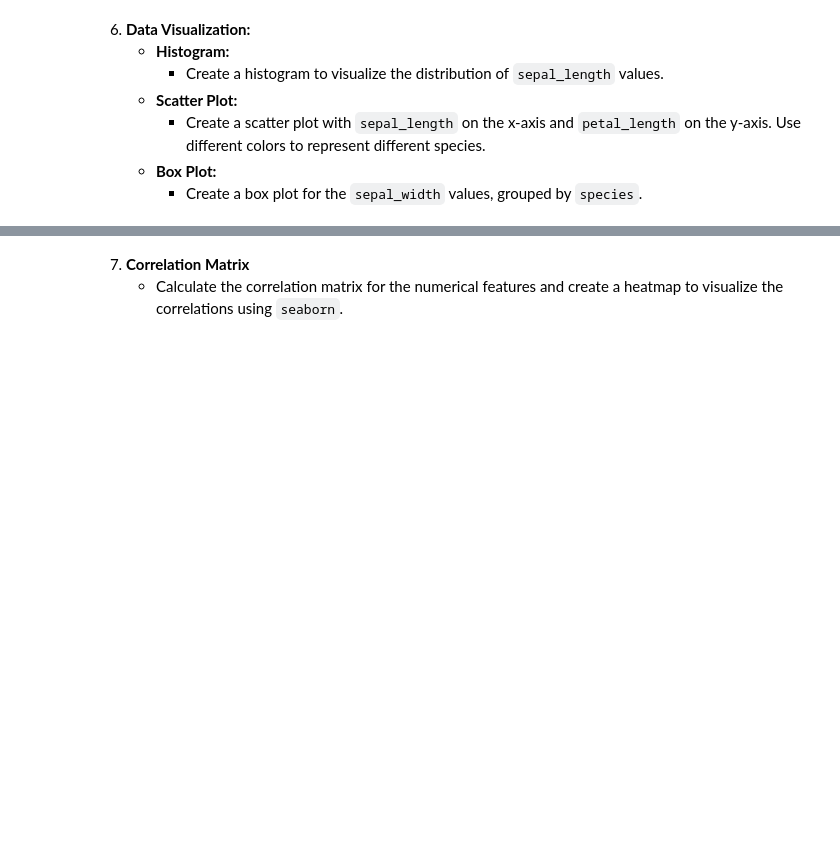
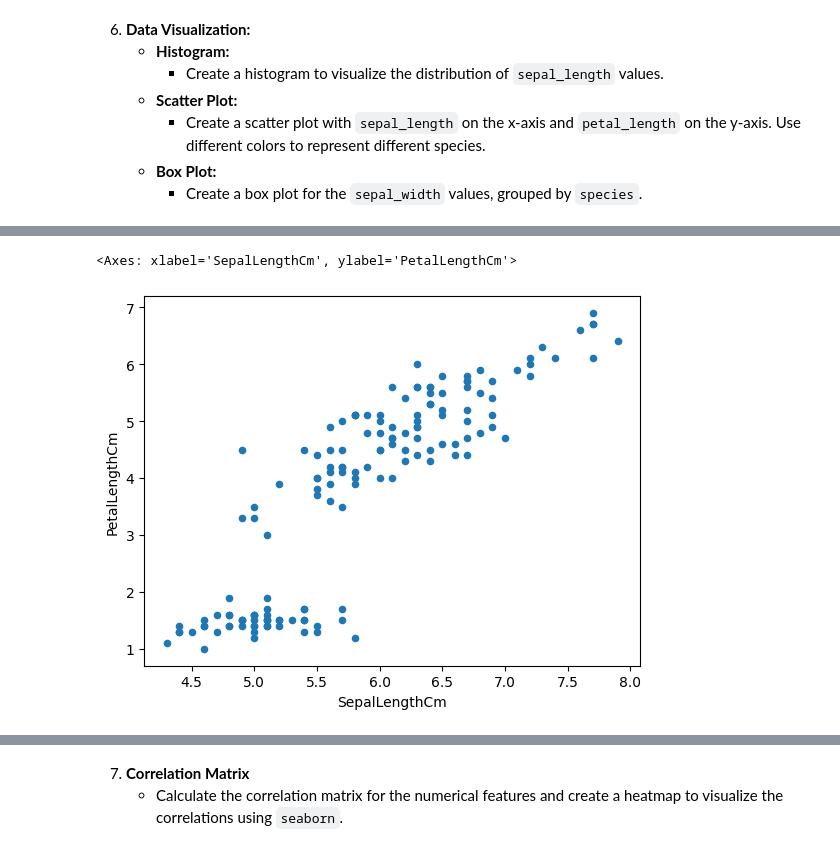
Before and after one commit to pratima55/skillDatascience, a Jupyter notebook: Assignment/Assignment-07_Feb28.ipynb, the cells around one changed output, grey strips where cells are left out. Saved outputs shown, nothing was run; the diff lists cells and outputs as text; code cells hidden in the pictures; blank space fills up the shorter version.

```diff
--- a/Assignment/Assignment-07_Feb28.ipynb
+++ b/Assignment/Assignment-07_Feb28.ipynb
@@ -162,0 +185,6 @@ filter_by_sepal
+# %%
+#Scatter Plot
+data.plot.scatter("SepalLengthCm", "PetalLengthCm")
+# %% [output]
+<Axes: xlabel='SepalLengthCm', ylabel='PetalLengthCm'>
+[figure, added]
```
Also changed, not shown: parts of 32 cells of this notebook.
